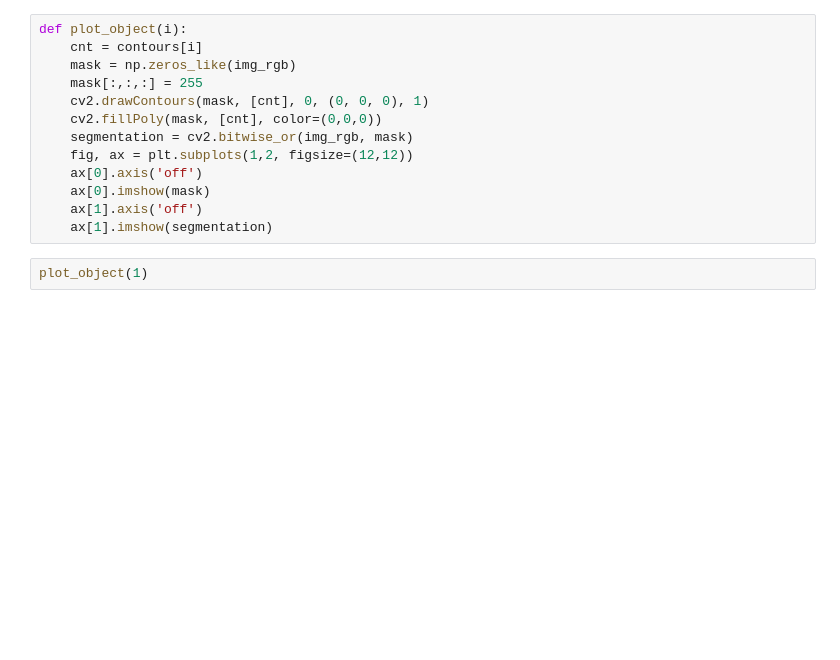
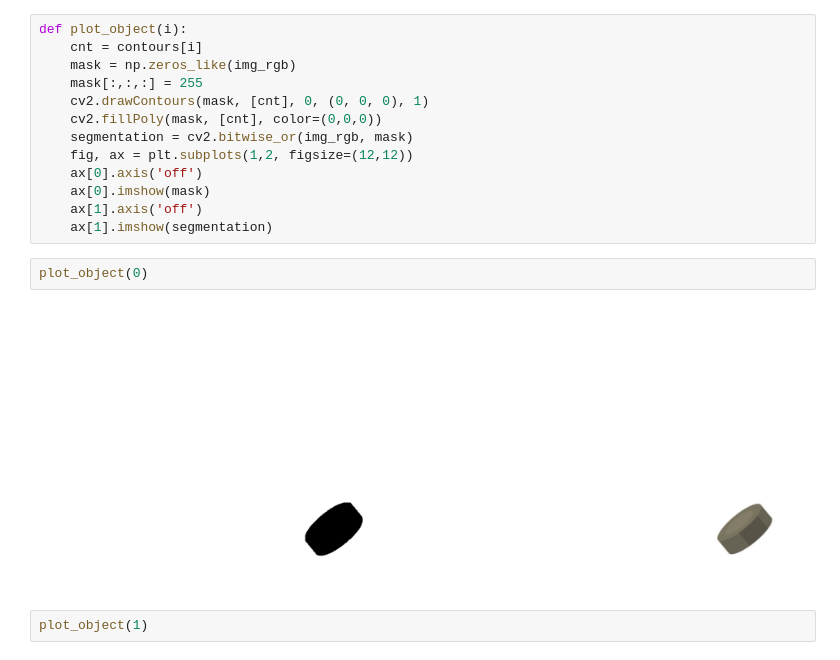
Before and after one commit to pedrodsk/pdi, a Jupyter notebook: notebooks/exercicio_07.ipynb, the cells around one changed output. Drawn from its saved outputs; the diff is of its cells as text; blank space fills up the shorter version.

```diff
--- a/notebooks/exercicio_07.ipynb
+++ b/notebooks/exercicio_07.ipynb
@@ -111,6 +111,10 @@ def plot_object(i):
     ax[0].imshow(mask)
     ax[1].axis('off')
     ax[1].imshow(segmentation)
+# %%
+plot_object(0)
+# %% [output]
+[figure, added]
 # %%
 plot_object(1)
 # %% [output]
```
Also changed, not shown: parts of 4 cells of this notebook.
